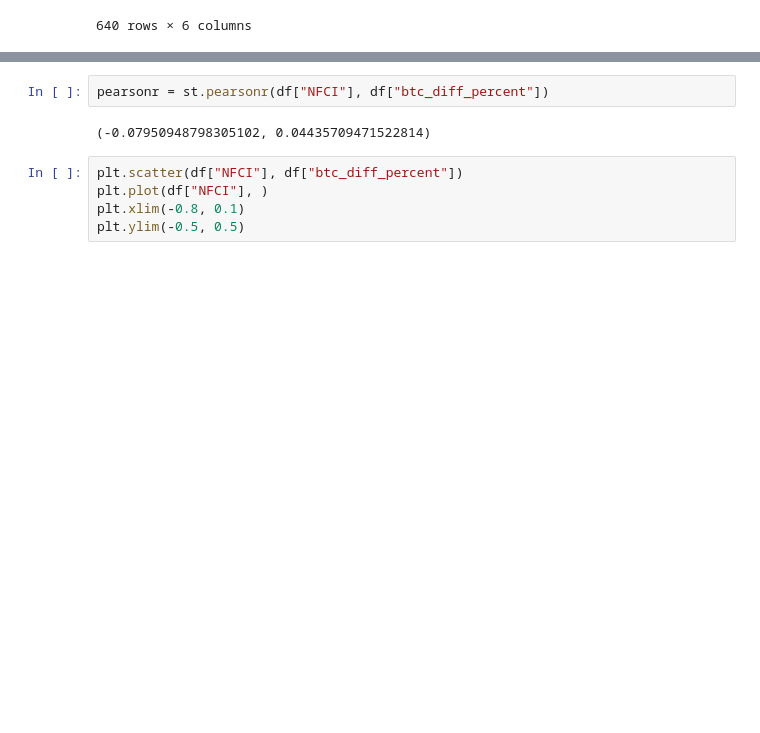
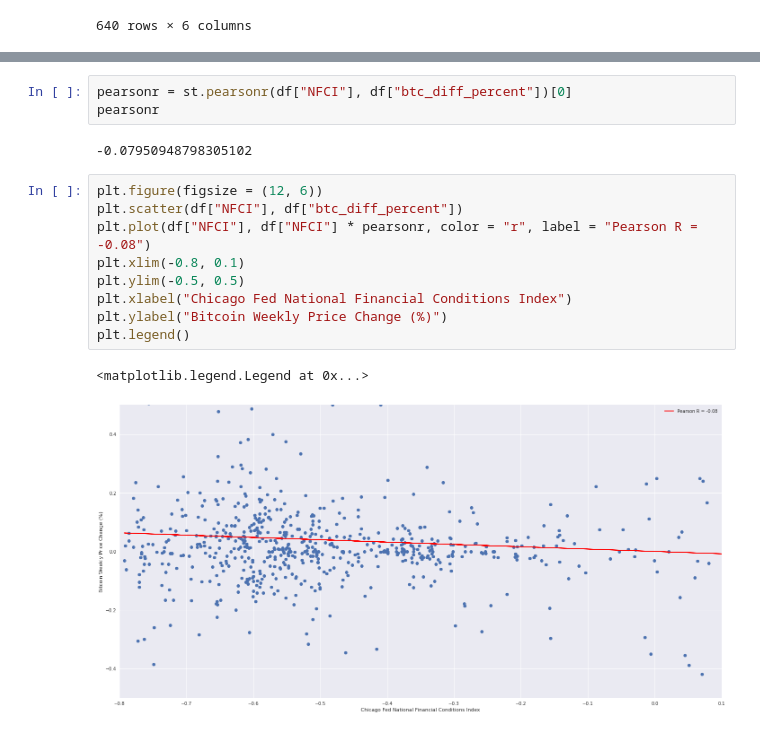
Before and after one commit to adevrent/macro_analytics, a Jupyter notebook: nfci_correlations/nfci_btc.ipynb, the cells around one changed output, grey strips where cells are left out. Drawn from its saved outputs; the diff is of its cells as text; blank space fills up the shorter version.

```diff
--- a/nfci_correlations/nfci_btc.ipynb
+++ b/nfci_correlations/nfci_btc.ipynb
@@ -100,9 +101,17 @@ plt.ylim(-0.5, 0.5)
 # %%
-pearsonr = st.pearsonr(df["NFCI"], df["btc_diff_percent"])
+pearsonr = st.pearsonr(df["NFCI"], df["btc_diff_percent"])[0]
+pearsonr
 # %% [output]
-(-0.07950948798305102, 0.04435709471522814)
+-0.07950948798305102
 # %%
+plt.figure(figsize = (12, 6))
 plt.scatter(df["NFCI"], df["btc_diff_percent"])
-plt.plot(df["NFCI"], )
+plt.plot(df["NFCI"], df["NFCI"] * pearsonr, color = "r", label = "Pearson R = -0.08")
 plt.xlim(-0.8, 0.1)
 plt.ylim(-0.5, 0.5)
+plt.xlabel("Chicago Fed National Financial Conditions Index")
+plt.ylabel("Bitcoin Weekly Price Change (%)")
+plt.legend()
+# %% [output]
+<matplotlib.legend.Legend at 0x...>
+[figure, added]
```
Also changed, not shown: parts of 3 cells of this notebook.
